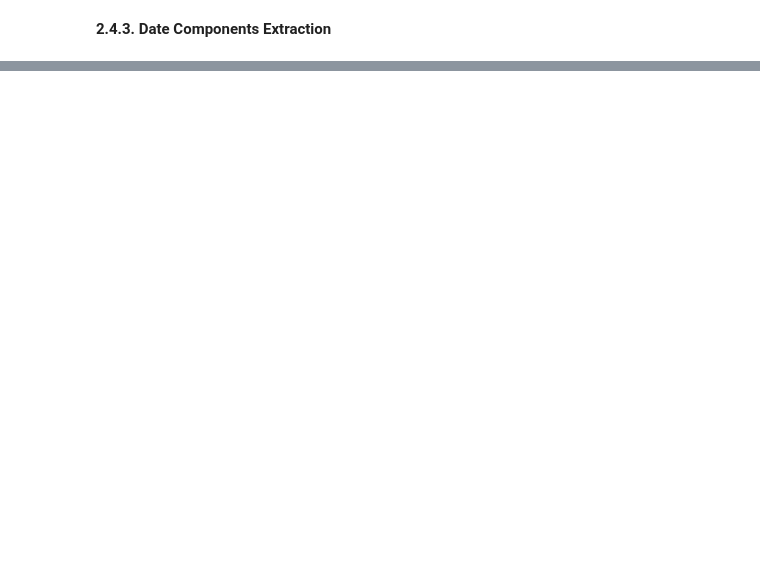
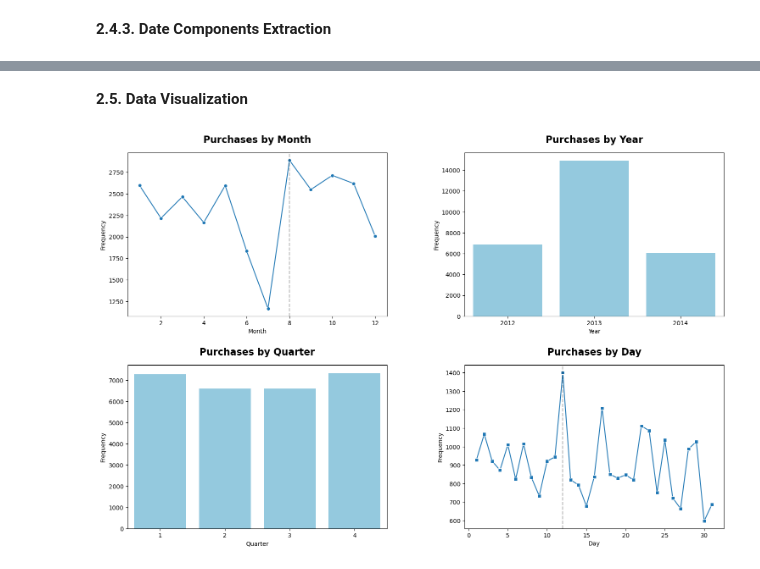
Before and after one commit to annugit1655/Customer-Personality-Analysis-with-CLTV, a Jupyter notebook: notebooks/customer-personality-analysis.ipynb, the cells around one changed output, grey strips where cells are left out. Saved outputs shown, nothing was run; the diff lists cells and outputs as text; code cells hidden in the pictures; blank space fills up the shorter version.

```diff
--- a/notebooks/customer-personality-analysis.ipynb
+++ b/notebooks/customer-personality-analysis.ipynb
@@ -367,7 +381,7 @@ Name: proportion, dtype: float64
 **2.4.3. Date Components Extraction**
 # %%
 import datetime as dt
-customer_df['Date'] = customer_df['Dt_Customer'].dt.day
+customer_df['Day'] = customer_df['Dt_Customer'].dt.day
 customer_df['Month'] = customer_df['Dt_Customer'].dt.month
 customer_df['Quarter'] = customer_df['Dt_Customer'].dt.quarter
 customer_df['Year'] = customer_df['Dt_Customer'].dt.year
@@ -381,0 +400,6 @@ customer_df.head()
+# %%
+customer_df['Monetry'] = (
+    customer_df['MntFishProducts'] + customer_df['MntGoldProds'] +
+    customer_df['MntFruits'] + customer_df['MntMeatProducts'] +
+    customer_df['MntSweetProducts'] + customer_df['MntWines']
+)
@@ -381,0 +410,6 @@ customer_df.head()
+# %%
+customer_df['Frequency'] = (
+    customer_df['NumCatalogPurchases'] +
+    customer_df['NumStorePurchases'] +
+    customer_df['NumWebPurchases']
+)
@@ -382,3 +420,8 @@ customer_df.head()
+# %%
+reference_date = pd.to_datetime('2015-01-01')
+
+# Calculate tenure in months
+customer_df['Tenure'] = ((reference_date - customer_df['Dt_Customer'])/ pd.Timedelta(days=30)).astype(int)
 # %%
 customer_df.columns
 # %% [output]
@@ -393,0 +446,40 @@ Index(['ID', 'Year_Birth', 'Education', 'Marital_Status', 'Income', 'Kidhome',
+# %% [markdown]
+**2.5. Data Visualization**
+# %%
+fig, axes = plt.subplots(2, 2, figsize=(15, 10))
+
+# Purchases by Month
+sns.lineplot(
+    data=customer_df.groupby('Month', as_index=False)['Frequency'].sum(),
+    x='Month', y='Frequency', marker='o', ax=axes[0,0]
+)
+axes[0,0].set_title("Purchases by Month",fontsize=16, fontweight='bold', y=1.04)
+axes[0,0].axvline(x=8, color="k", linestyle="--", alpha=0.3)
+
+# Purchases by Year
+sns.barplot(
+    data=customer_df.groupby('Year', as_index=False)['Frequency'].sum(),
+    x='Year', y='Frequency', ax=axes[0,1], color="skyblue"
+)
+axes[0,1].set_title("Purchases by Year", fontsize=16, fontweight='bold', y=1.04)
+
+# Purchases by Quarter
+sns.barplot(
+    data=customer_df.groupby('Quarter', as_index=False)['Frequency'].sum(),
+    x='Quarter', y='Frequency', ax=axes[1,0], color="skyblue"
+)
+axes[1,0].set_title("Purchases by Quarter", fontsize=16, fontweight='bold', y=1.04)
+
+# Purchases by Day
+sns.lineplot(
+    data=customer_df.groupby('Day', as_index=False)['Frequency'].sum(),
+    x='Day', y='Frequency', marker='s', ax=axes[1,1]
+)
+axes[1,1].set_title("Purchases by Day", fontsize=16, fontweight='bold', y=1.04)
+axes[1,1].axvline(x=12, color="k", linestyle="--", alpha=0.3)
+
+plt.tight_layout()
+plt.subplots_adjust(wspace=0.3, hspace=0.3)
+plt.show()
+# %% [output]
+[figure, added]
```
Also changed, not shown: parts of 9 cells of this notebook.
